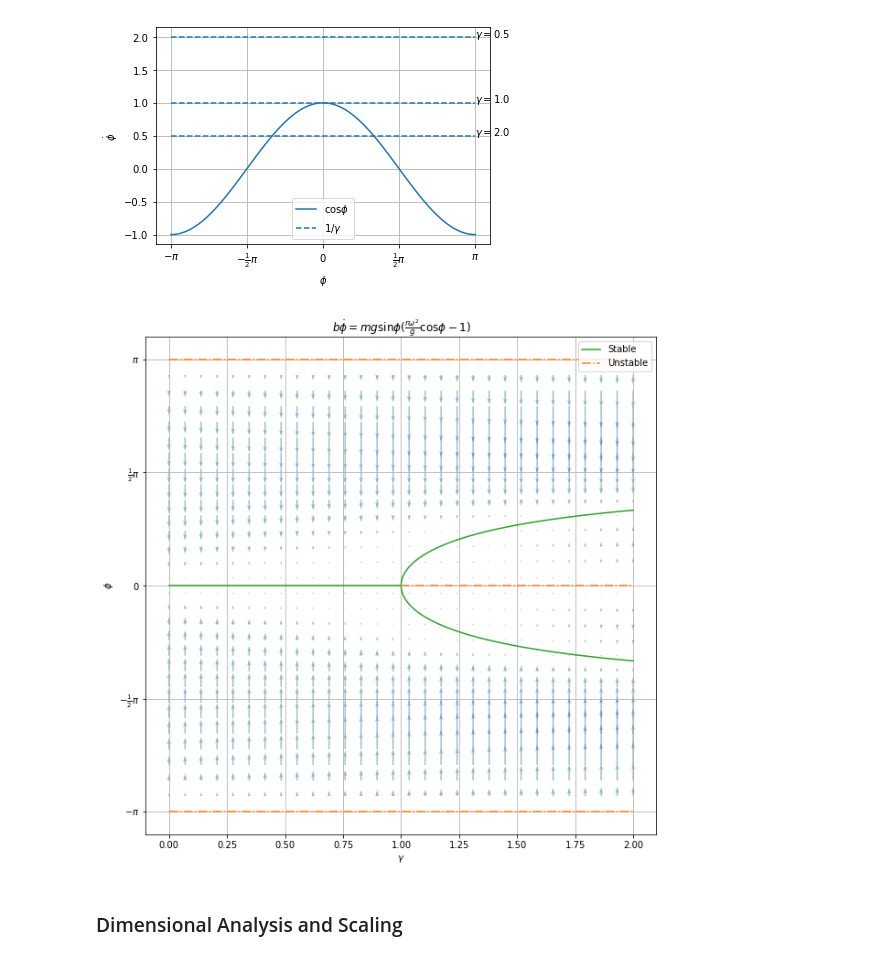
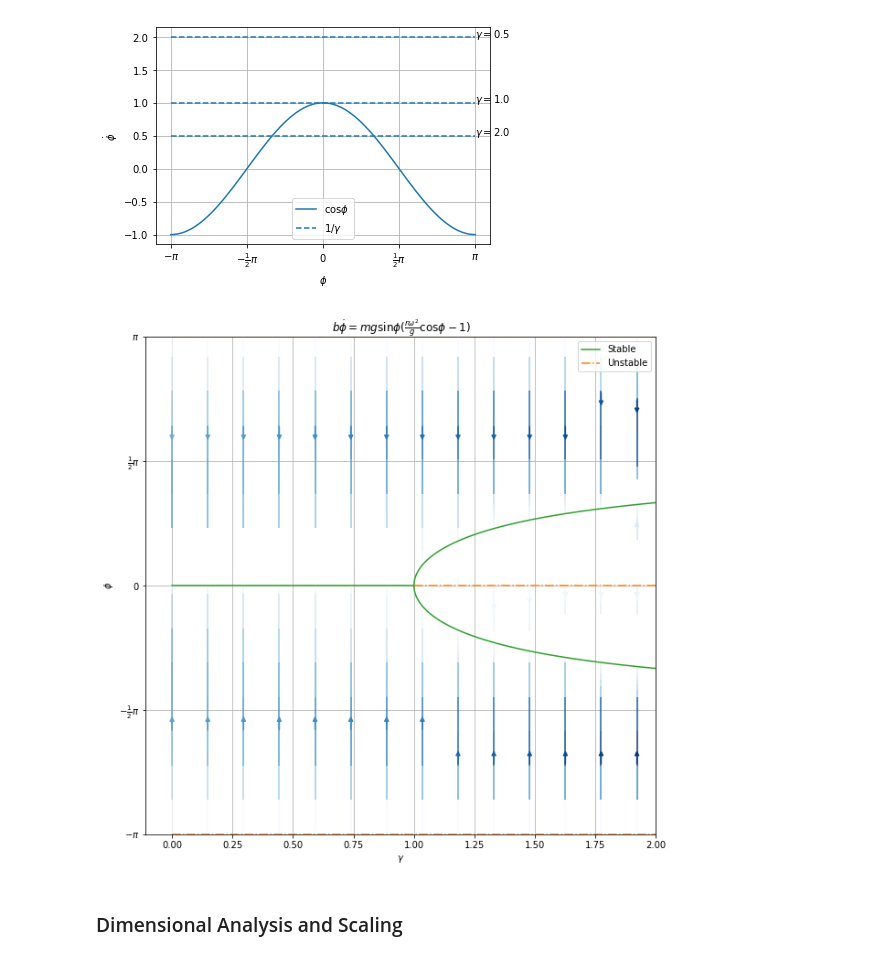
Before and after one commit to shumez/NLDC, a Jupyter notebook: c03/note.ipynb, the cells around one changed output. Saved outputs shown, nothing was run; the diff lists cells and outputs as text; code cells hidden in the pictures.

```diff
--- a/c03/note.ipynb
+++ b/c03/note.ipynb
@@ -950,35 +950,38 @@ def f(phi, gamma):
 
 def fixed(phi):
     gamma = 1 / np.cos(phi)
     return gamma
 
 phi = np.linspace(-pi/3, pi/3, 100)
 
 plt.figure(figsize=(10, 10))
 
 # Stable
 plt.plot(fixed(phi), phi, c=c[2], linestyle=l[0], label='Stable')
 plt.plot(np.array([0, 1]), np.array([0, 0]), c=c[2], linestyle=l[0])
 
 # Unstable
 plt.plot(np.linspace(0, fixed(pi/3), 10), np.repeat(pi, 10), c=c[1], linestyle=l[2], label='Unstable')
 plt.plot(np.linspace(0, fixed(pi/3), 10), np.repeat(-pi, 10), c=c[1], linestyle=l[2])
 plt.plot(np.linspace(1, fixed(pi/3), 10), np.repeat(0, 10), c=c[1], linestyle=l[2])
 
 # vector
 gamma, phi = np.meshgrid(np.linspace(0, 2, 30), np.linspace(-pi, pi, 30))
-plt.quiver(gamma, phi, 0, f(phi, gamma), color=c[0], alpha=.5)
+# plt.quiver(gamma, phi, 0, f(phi, gamma), color=c[0], alpha=.5)
+plt.streamplot(gamma, phi, np.tile(0, (30, 30)), f(phi, gamma),
+               density=.5,
+               color=np.abs(f(phi, gamma)), cmap='Blues')
 
 plt.yticks([-pi, -pi/2, 0, pi/2, pi],
            [r'$-\pi$', r'$-\frac{1}{2}\pi$', r'$0$', r'$\frac{1}{2}\pi$', r'$\pi$'])
 plt.title(r'$b \dot{\phi} = mg \sin \phi ( \frac{r\omega^2}{g} \cos \phi - 1)$')
 plt.xlabel(r'$\gamma$')
 plt.ylabel(r'$\phi$')
 plt.legend(loc='best')
 plt.grid(True)
 plt.show()
 # %% [output]
-[figure, old version]
+[figure, new version]
 # %% [markdown]
 ### Dimensional Analysis and Scaling
 # %% [markdown]
```
Also changed, not shown: parts of 1 cell of this notebook.
